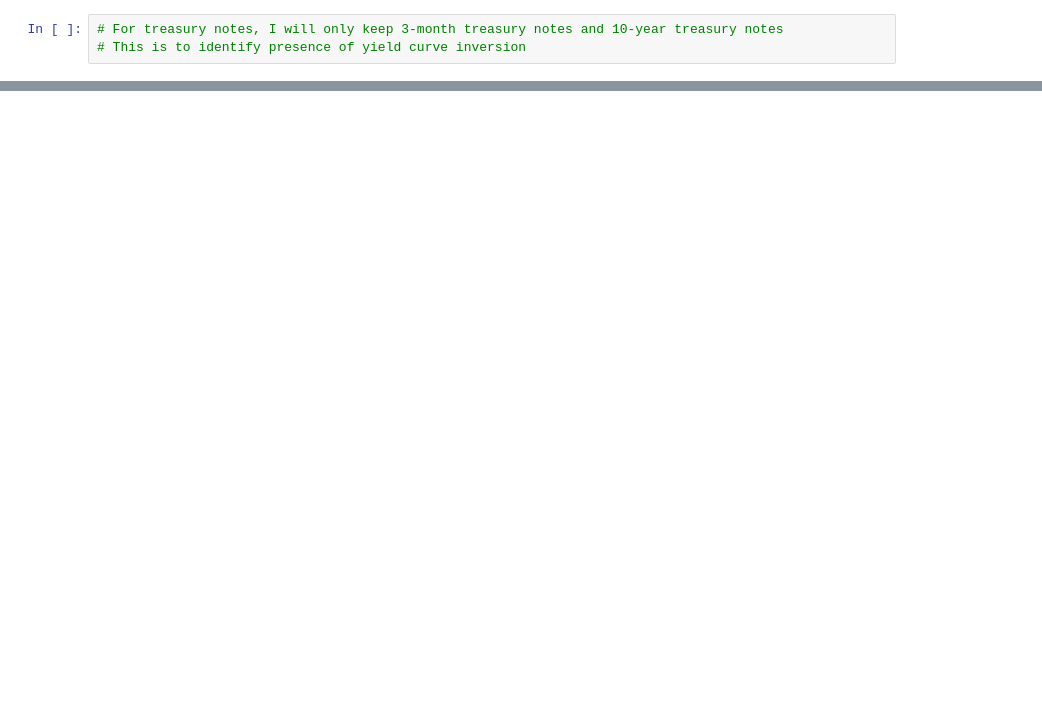
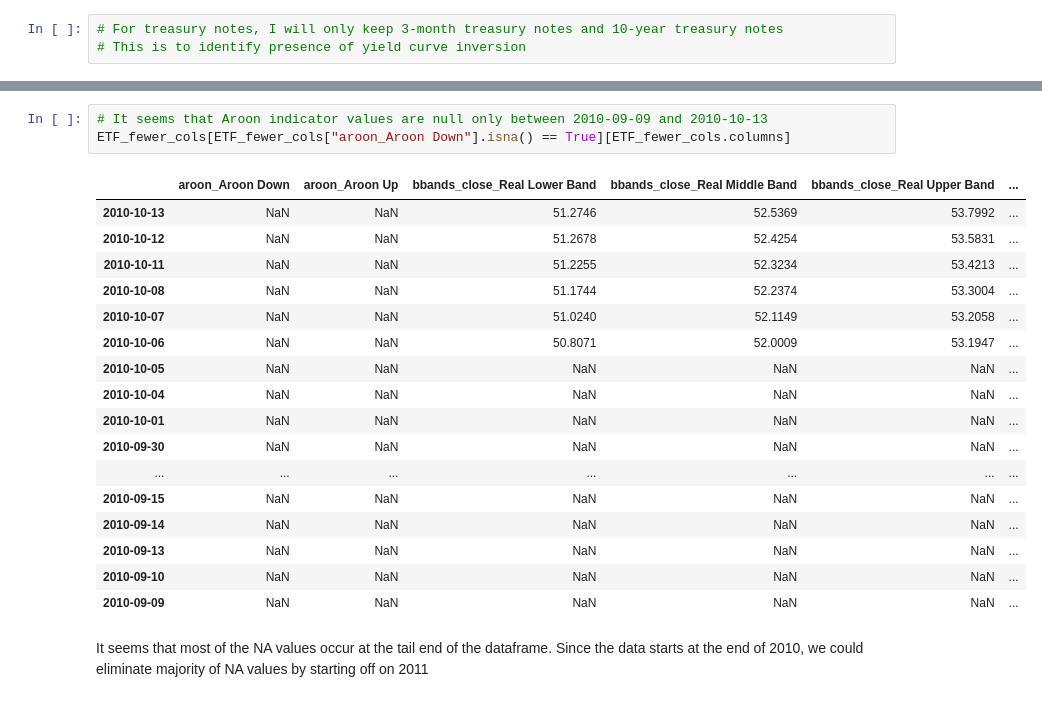
Before and after one commit to HaoxuanXu/Stock_Market_Trend_Prediction, a Jupyter notebook: Data_Cleaning.ipynb, the cells around one changed output, grey strips where cells are left out. Cells and saved outputs as stored; diff of their text form; blank space fills up the shorter version.

```diff
--- a/Data_Cleaning.ipynb
+++ b/Data_Cleaning.ipynb
@@ -147,0 +119,23 @@ It seems that the NA values for ten year treasury notes values occur at the same
+# %%
+# It seems that Aroon indicator values are null only between 2010-09-09 and 2010-10-13
+ETF_fewer_cols[ETF_fewer_cols["aroon_Aroon Down"].isna() == True][ETF_fewer_cols.columns]
+# %% [output]
+|  | aroon_Aroon Down | aroon_Aroon Up | bbands_close_Real Lower Band | bbands_close_Real Middle Band | bbands_close_Real Upper Band | ... |
+| 2010-10-13 | NaN | NaN | 51.2746 | 52.5369 | 53.7992 | ... |
+| 2010-10-12 | NaN | NaN | 51.2678 | 52.4254 | 53.5831 | ... |
+| 2010-10-11 | NaN | NaN | 51.2255 | 52.3234 | 53.4213 | ... |
+| 2010-10-08 | NaN | NaN | 51.1744 | 52.2374 | 53.3004 | ... |
+| 2010-10-07 | NaN | NaN | 51.0240 | 52.1149 | 53.2058 | ... |
+| 2010-10-06 | NaN | NaN | 50.8071 | 52.0009 | 53.1947 | ... |
+| 2010-10-05 | NaN | NaN | NaN | NaN | NaN | ... |
+| 2010-10-04 | NaN | NaN | NaN | NaN | NaN | ... |
+| 2010-10-01 | NaN | NaN | NaN | NaN | NaN | ... |
+| 2010-09-30 | NaN | NaN | NaN | NaN | NaN | ... |
+| ... | ... | ... | ... | ... | ... | ... |
+| 2010-09-15 | NaN | NaN | NaN | NaN | NaN | ... |
+| 2010-09-14 | NaN | NaN | NaN | NaN | NaN | ... |
+| 2010-09-13 | NaN | NaN | NaN | NaN | NaN | ... |
+| 2010-09-10 | NaN | NaN | NaN | NaN | NaN | ... |
+| 2010-09-09 | NaN | NaN | NaN | NaN | NaN | ... |
+# %% [markdown]
+It seems that most of the NA values occur at the tail end of the dataframe. Since the data starts at the end of 2010, we could eliminate majority of NA values by starting off on 2011
```
Also changed, not shown: parts of 13 cells of this notebook, 2 other files.
